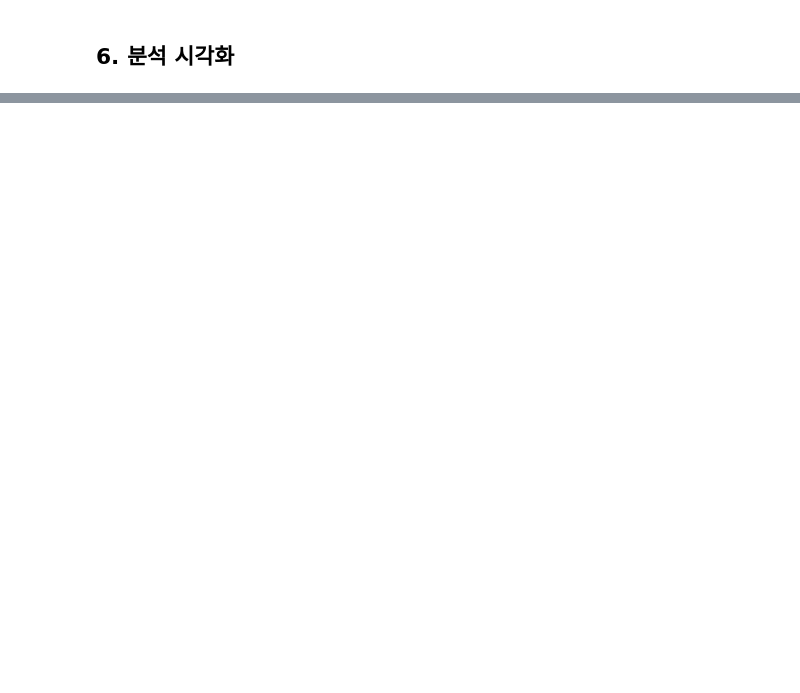
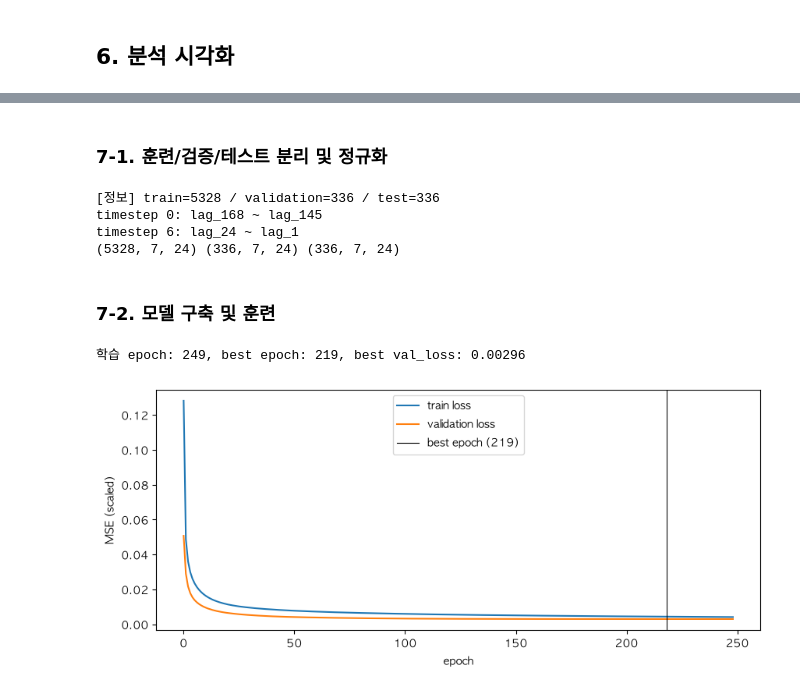
Before and after one commit to SeoHyun1024/kamp-resource-optimization-benchmark, a Jupyter notebook: notebooks/01_preprocessing.ipynb, the cells around one changed output, grey strips where cells are left out. Saved outputs shown, nothing was run; the diff lists cells and outputs as text; code cells hidden in the pictures; blank space fills up the shorter version.

```diff
--- a/notebooks/01_preprocessing.ipynb
+++ b/notebooks/01_preprocessing.ipynb
@@ -341,0 +357,76 @@ plt.show()
+# %% [markdown]
+### 7-1. 훈련/검증/테스트 분리 및 정규화
+# %%
+VAL_HOURS = 336
+
+train_v2 = lagged.iloc[:-TEST_HOURS - VAL_HOURS]
+val_v2 = lagged.iloc[-TEST_HOURS - VAL_HOURS:-TEST_HOURS]
+test_v2 = lagged.iloc[-TEST_HOURS:]
+print(f"[정보] train={len(train_v2)} / validation={len(val_v2)} / test={len(test_v2)}")
+
+# 스케일러는 train 구간으로만 fit 하고, validation/test는 transform만 한다
+scaler_X_v2 = MinMaxScaler().fit(train_v2[feat_cols])
+scaler_y_v2 = MinMaxScaler().fit(train_v2[["y"]])
+
+
+# lag 컬럼 순서는 lag_1, …, lag_168 (최신 → 과거)
+# 과거 → 최신 순으로 뒤집은 뒤 (7일, 24시간)으로 reshape 한다
+#   timestep 0 = 7일 전 하루(t-168 ~ t-145), timestep 6 = 직전 24시간(t-24 ~ t-1)
+def to_sequence(x):
+    return x[:, ::-1].reshape(-1, 7, 24)
+
+
+lag_order = to_sequence(np.array([feat_cols]))[0]
+print("timestep 0:", lag_order[0][0], "~", lag_order[0][-1])
+print("timestep 6:", lag_order[-1][0], "~", lag_order[-1][-1])
+
+seq_train_v2 = to_sequence(scaler_X_v2.transform(train_v2[feat_cols]))
+seq_val_v2 = to_sequence(scaler_X_v2.transform(val_v2[feat_cols]))
+seq_test_v2 = to_sequence(scaler_X_v2.transform(test_v2[feat_cols]))
+y_train_v2 = scaler_y_v2.transform(train_v2[["y"]])
+y_val_v2 = scaler_y_v2.transform(val_v2[["y"]])
+print(seq_train_v2.shape, seq_val_v2.shape, seq_test_v2.shape)
+# %% [output]
+[정보] train=5328 / validation=336 / test=336
+timestep 0: lag_168 ~ lag_145
+timestep 6: lag_24 ~ lag_1
+(5328, 7, 24) (336, 7, 24) (336, 7, 24)
+# %% [markdown]
+### 7-2. 모델 구축 및 훈련
+# %%
+# 5장과 같은 seed로 다시 초기화해 이 섹션만 따로 재실행해도 결과가 같게 한다
+keras.utils.set_random_seed(42)
+
+model_v2 = keras.Sequential([
+    keras.layers.Input(shape=(7, 24)),
+    keras.layers.SimpleRNN(50),
+    keras.layers.Dense(1),
+])
+model_v2.compile(loss="mean_squared_error", optimizer=keras.optimizers.Adam(learning_rate=0.0001))
+
+# validation loss가 30 epoch 동안 개선되지 않으면 멈추고, 가장 좋았던 가중치로 되돌린다
+early_stop_v2 = keras.callbacks.EarlyStopping(monitor="val_loss", patience=30, restore_best_weights=True)
+history_v2 = model_v2.fit(
+    seq_train_v2, y_train_v2,
+    validation_data=(seq_val_v2, y_val_v2),
+    epochs=500,
+    callbacks=[early_stop_v2],
+    verbose=0,
+)
+
+best_epoch = int(np.argmin(history_v2.history["val_loss"])) + 1
+print(f"학습 epoch: {len(history_v2.history['loss'])}, best epoch: {best_epoch}, "
+      f"best val_loss: {min(history_v2.history['val_loss']):.5f}")
+# %% [output]
+학습 epoch: 249, best epoch: 219, best val_loss: 0.00296
+# %%
+plt.figure(figsize=(10, 4))
+plt.plot(history_v2.history["loss"], label="train loss")
+plt.plot(history_v2.history["val_loss"], label="validation loss")
+plt.axvline(best_epoch - 1, color="black", linewidth=0.8, label=f"best epoch ({best_epoch})")
+plt.xlabel("epoch")
+plt.ylabel("MSE (scaled)")
+plt.legend()
+plt.show()
+# %% [output]
+[figure, added]
```
Also changed, not shown: parts of 9 cells of this notebook, 7 other files.
